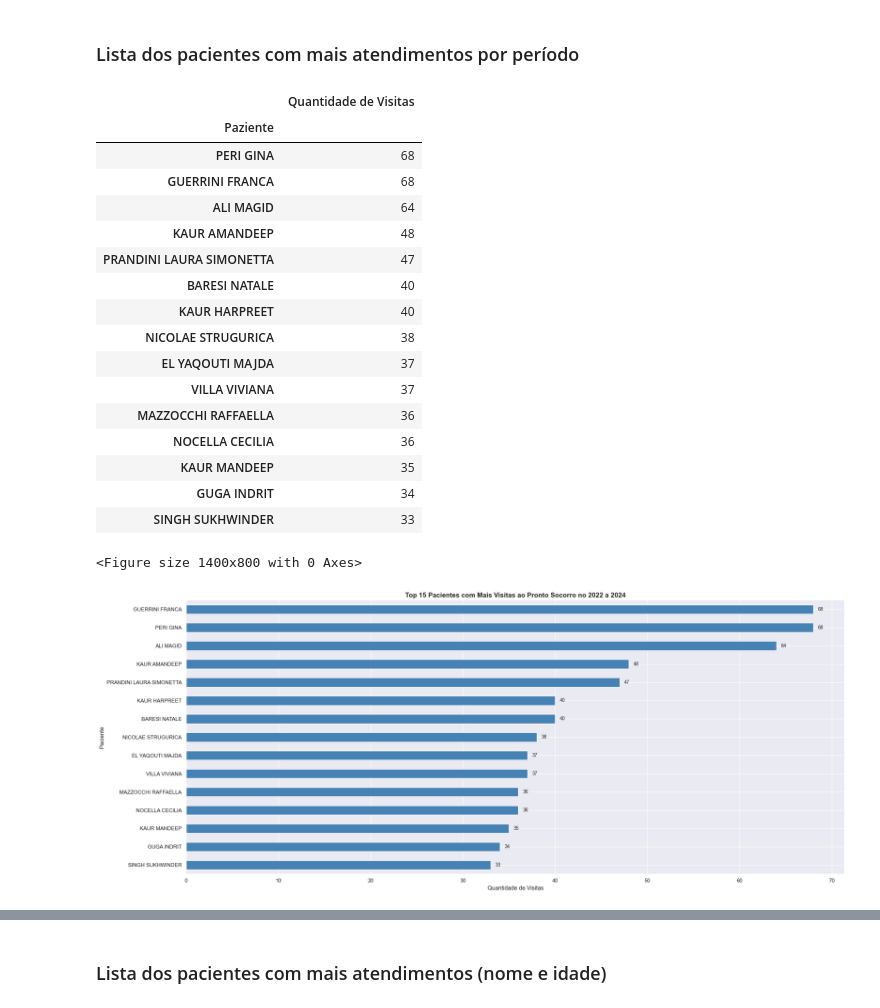
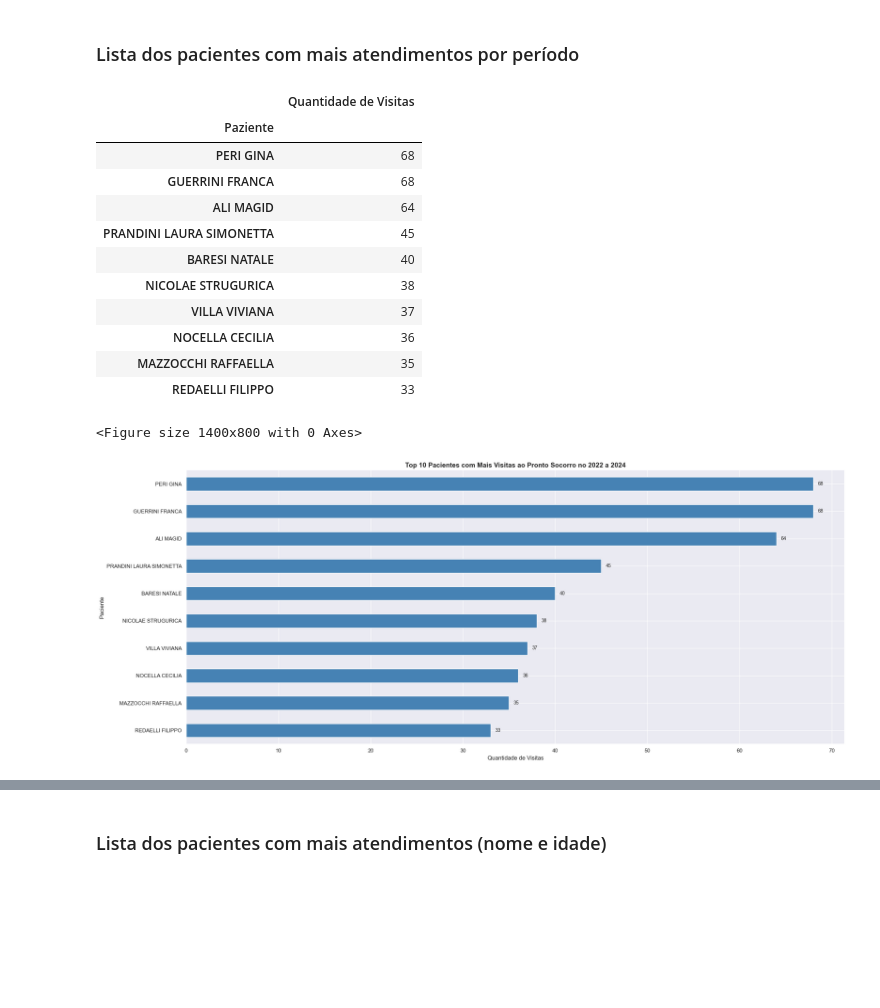
Before and after one commit to almir-martins/mari_doutorado, a Jupyter notebook: analises/analise_mari.ipynb, the cells around one changed output, grey strips where cells are left out. Cells and saved outputs as stored; diff of their text form; code cells hidden in the pictures; blank space fills up the shorter version.

```diff
--- a/analises/analise_mari.ipynb
+++ b/analises/analise_mari.ipynb
@@ -122,13 +122,18 @@ a2022 = "../dados/csv/2022"
 a2023 = "../dados/csv/2023"
 a2024 = "../dados/csv/2024"
 
-ano_2022 = carrega_dados(a2022)
-ano_2023 = carrega_dados(a2023)
-ano_2024 = carrega_dados(a2024)
+ano_2022_raw = carrega_dados(a2022)
+ano_2023_raw = carrega_dados(a2023)
+ano_2024_raw = carrega_dados(a2024)
 
-df = pd.concat([ano_2022, ano_2023, ano_2024], ignore_index=True)
+df_raw = pd.concat([ano_2022_raw, ano_2023_raw, ano_2024_raw], ignore_index=True)
 # %% [markdown]
 # 1 - Entendimento dos dados
+# %%
+ano_2022 = ano_2022_raw.copy()
+ano_2023 = ano_2023_raw.copy()
+ano_2024 = ano_2024_raw.copy()
+df = df_raw.copy()
 # %%
 df.head(3)
 # %% [output]
@@ -412,43 +628,38 @@ def gera_graficos_agrupados(dataframe, titulo_periodo, top_n=10):
     # Gráfico de barras - Top 10 pacientes com mais visitas ao PS
     plt.figure(figsize=(14, 8))
     ax = dataframe.sort_values(by='Quantidade de Visitas', ascending=True).plot(kind='barh', legend=False, color='steelblue')
     ax.set_xlabel('Quantidade de Visitas', fontsize=12)
     ax.set_ylabel('Paciente', fontsize=12)
 
     ax.set_title(f'Top {top_n} Pacientes com Mais Visitas ao Pronto Socorro no ' + titulo_periodo, fontsize=14, fontweight='bold')
 
     # Adicionar valores nas barras
     for i, v in enumerate(dataframe.sort_values(by='Quantidade de Visitas', ascending=True)['Quantidade de Visitas']):
         ax.text(v + 0.5, i, str(v), va='center', fontsize=10)
 
     plt.tight_layout()
     plt.show();
 
 def plota_mais_frequentes(dataframe, titulo, top_n=10):
     agrupado = agrupa(dataframe, top_n)
     gera_graficos_agrupados(agrupado, titulo, top_n)
 
-plota_mais_frequentes(df, '2022 a 2024', top_n=15)
+plota_mais_frequentes(df, '2022 a 2024', top_n=10)
 # %% [output]
 |  | Quantidade de Visitas |
 | Paziente |  |
 | PERI GINA | 68 |
 | GUERRINI FRANCA | 68 |
 | ALI MAGID | 64 |
-| KAUR AMANDEEP | 48 |
-| PRANDINI LAURA SIMONETTA | 47 |
+| PRANDINI LAURA SIMONETTA | 45 |
 | BARESI NATALE | 40 |
-| KAUR HARPREET | 40 |
 | NICOLAE STRUGURICA | 38 |
-| EL YAQOUTI MAJDA | 37 |
 | VILLA VIVIANA | 37 |
-| MAZZOCCHI RAFFAELLA | 36 |
 | NOCELLA CECILIA | 36 |
-| KAUR MANDEEP | 35 |
-| GUGA INDRIT | 34 |
-| SINGH SUKHWINDER | 33 |
+| MAZZOCCHI RAFFAELLA | 35 |
+| REDAELLI FILIPPO | 33 |
 <Figure size 1400x800 with 0 Axes>
-[figure, old version]
+[figure, new version]
 # %%
 # def agrupa2(dataframe):
 #     # Quais os nomes dos 10 pacientes que mais comparecerem ao PS e quantas vezes?
```
Also changed, not shown: parts of 57 cells of this notebook, 2 other files.
